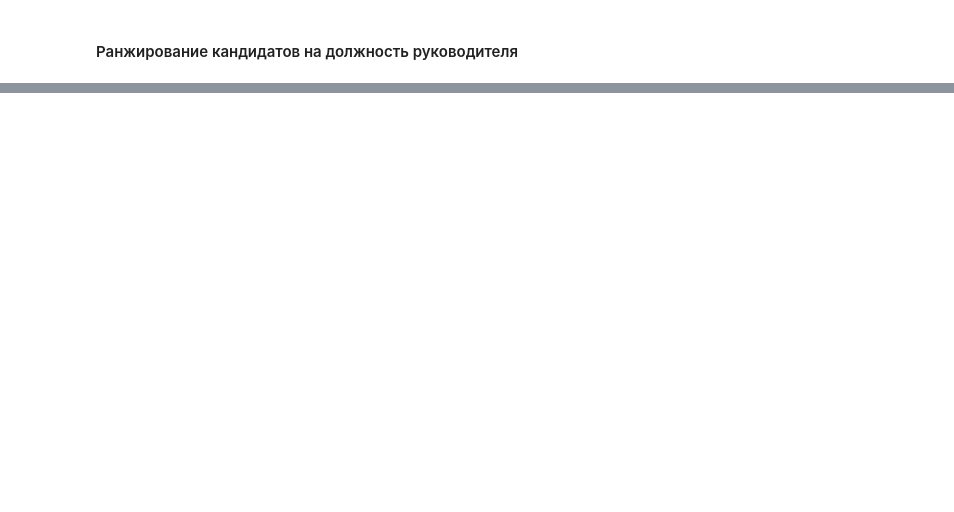
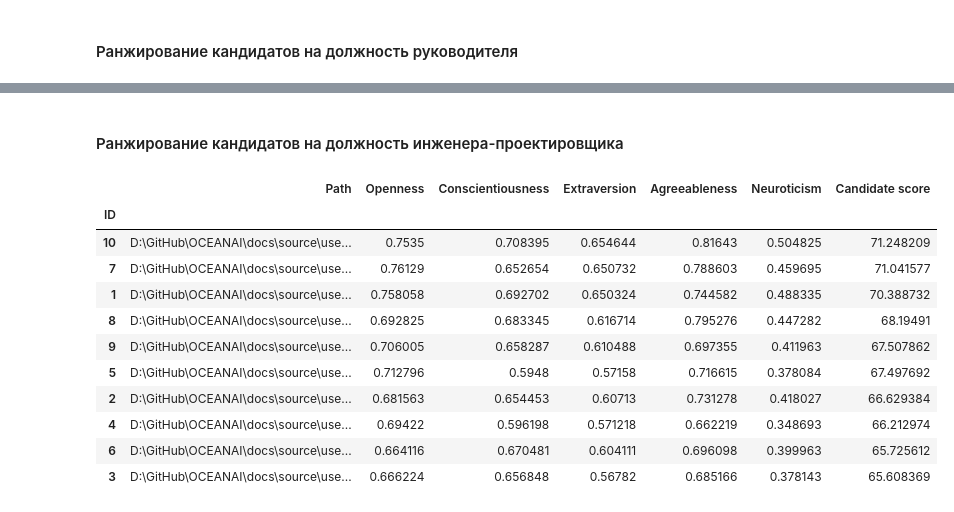
Before and after one commit to aimclub/OCEANAI, a Jupyter notebook: docs/source/user_guide/notebooks/Pipeline_practical_task_1.ipynb, the cells around one changed output, grey strips where cells are left out. Cells and saved outputs as stored; diff of their text form; code cells hidden in the pictures; blank space fills up the shorter version.

```diff
--- a/docs/source/user_guide/notebooks/Pipeline_practical_task_1.ipynb
+++ b/docs/source/user_guide/notebooks/Pipeline_practical_task_1.ipynb
@@ -220,0 +367,10 @@ _b5.df_files_ranking_
+# %%
+# Загрузка датафрейма с весовыми коэффициентами
+url = 'https://download.sberdisk.ru/download/file/429714820?token=M7fLsRLWvQH39ka&filename=traits_priority_for_professions.csv'
+traits_priority_for_professions = pd.read_csv(url)
+
+traits_priority_for_professions.index.name = 'ID'
+traits_priority_for_professions.index += 1
+traits_priority_for_professions.index = traits_priority_for_professions.index.map(str)
+
+traits_priority_for_professions
@@ -220,0 +385,31 @@ _b5.df_files_ranking_
+# %% [markdown]
+#### Ранжирование кандидатов на должность инженера-проектировщика
+# %%
+weights = traits_priority_for_professions.iloc[4].values[1:]
+weights = list(map(int, weights))
+
+_b5._candidate_ranking(
+    weigths_openness = weights[0],
+    weigths_conscientiousness = weights[1],
+    weigths_extraversion = weights[2],
+    weigths_agreeableness = weights[3],
+    weigths_neuroticism = weights[4],
+    out = False
+)
+
+_b5._save_logs(df = _b5.df_files_ranking_, name = 'candidate_ranking_engineers', out = True)
+
+_b5.df_files_ranking_
+# %% [output]
+|  | Path | Openness | Conscientiousness | Extraversion | Agreeableness | Neuroticism | Candidate score |
+| ID |  |  |  |  |  |  |  |
+| 10 | D:\GitHub\OCEANAI\docs\source\use... | 0.7535 | 0.708395 | 0.654644 | 0.81643 | 0.504825 | 71.248209 |
+| 7 | D:\GitHub\OCEANAI\docs\source\use... | 0.76129 | 0.652654 | 0.650732 | 0.788603 | 0.459695 | 71.041577 |
+| 1 | D:\GitHub\OCEANAI\docs\source\use... | 0.758058 | 0.692702 | 0.650324 | 0.744582 | 0.488335 | 70.388732 |
+| 8 | D:\GitHub\OCEANAI\docs\source\use... | 0.692825 | 0.683345 | 0.616714 | 0.795276 | 0.447282 | 68.19491 |
+| 9 | D:\GitHub\OCEANAI\docs\source\use... | 0.706005 | 0.658287 | 0.610488 | 0.697355 | 0.411963 | 67.507862 |
+| 5 | D:\GitHub\OCEANAI\docs\source\use... | 0.712796 | 0.5948 | 0.57158 | 0.716615 | 0.378084 | 67.497692 |
+| 2 | D:\GitHub\OCEANAI\docs\source\use... | 0.681563 | 0.654453 | 0.60713 | 0.731278 | 0.418027 | 66.629384 |
+| 4 | D:\GitHub\OCEANAI\docs\source\use... | 0.69422 | 0.596198 | 0.571218 | 0.662219 | 0.348693 | 66.212974 |
+| 6 | D:\GitHub\OCEANAI\docs\source\use... | 0.664116 | 0.670481 | 0.604111 | 0.696098 | 0.399963 | 65.725612 |
+| 3 | D:\GitHub\OCEANAI\docs\source\use... | 0.666224 | 0.656848 | 0.56782 | 0.685166 | 0.378143 | 65.608369 |
```
Also changed, not shown: parts of 18 cells of this notebook, 10 other files.
